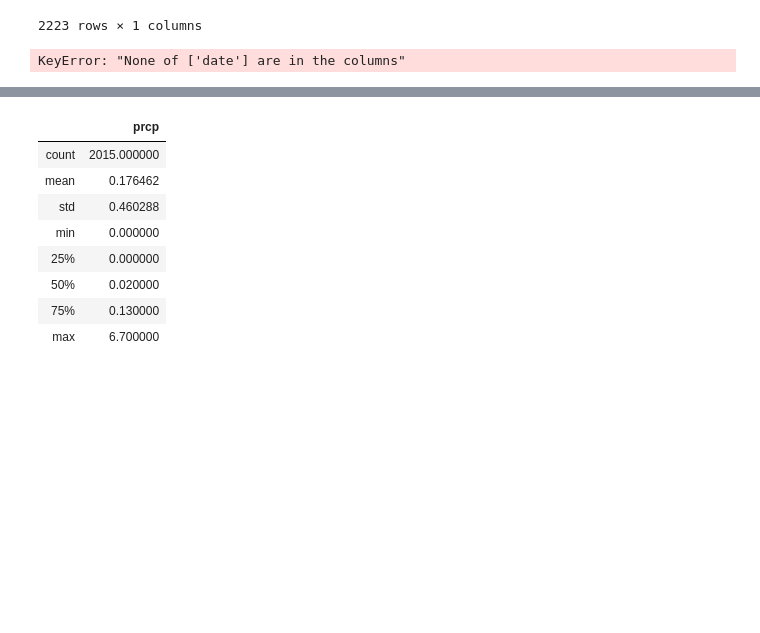
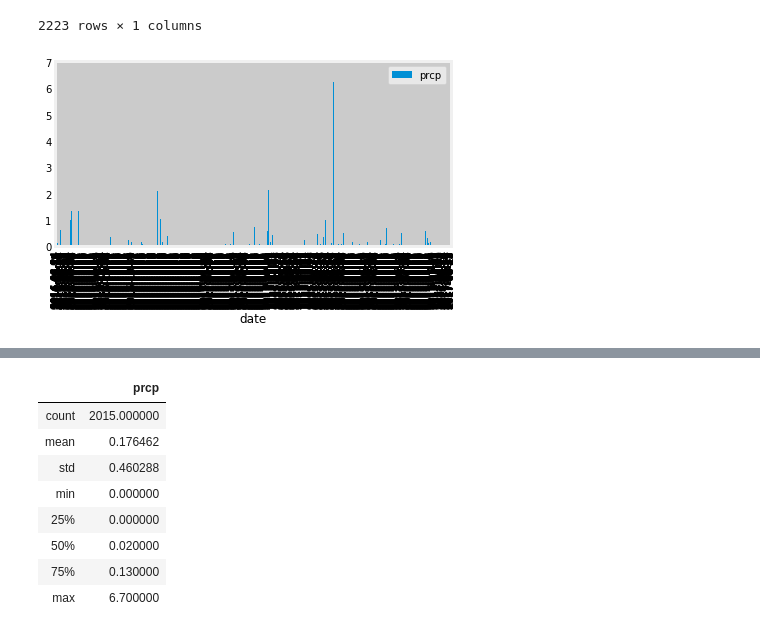
Before and after one commit to suealexa/sqlalchemy-challenge, a Jupyter notebook: 10-Advanced-Data-Storage-and-Retrieval/Instructions/climate_starter.ipynb, the cells around one changed output, grey strips where cells are left out. Saved outputs shown, nothing was run; the diff lists cells and outputs as text; code cells hidden in the pictures; blank space fills up the shorter version.

```diff
--- a/10-Advanced-Data-Storage-and-Retrieval/Instructions/climate_starter.ipynb
+++ b/10-Advanced-Data-Storage-and-Retrieval/Instructions/climate_starter.ipynb
@@ -91,14 +79,13 @@ precip_df
 # %%
 # Sort the dataframe by date
 precip_df.groupby("date")
 #precip_data
 # Use Pandas Plotting with Matplotlib to plot the data
-precip_df.set_index('date', inplace=True)
 precip_df.plot.bar()
 plt.tight_layout()
 plt.show()
 # %% [output]
-KeyError: "None of ['date'] are in the columns"
+[figure, added]
 # %% [markdown]
 ![precipitation](Images/precipitation.png)
 # %%
```
Also changed, not shown: parts of 9 cells of this notebook, 1 other file.
